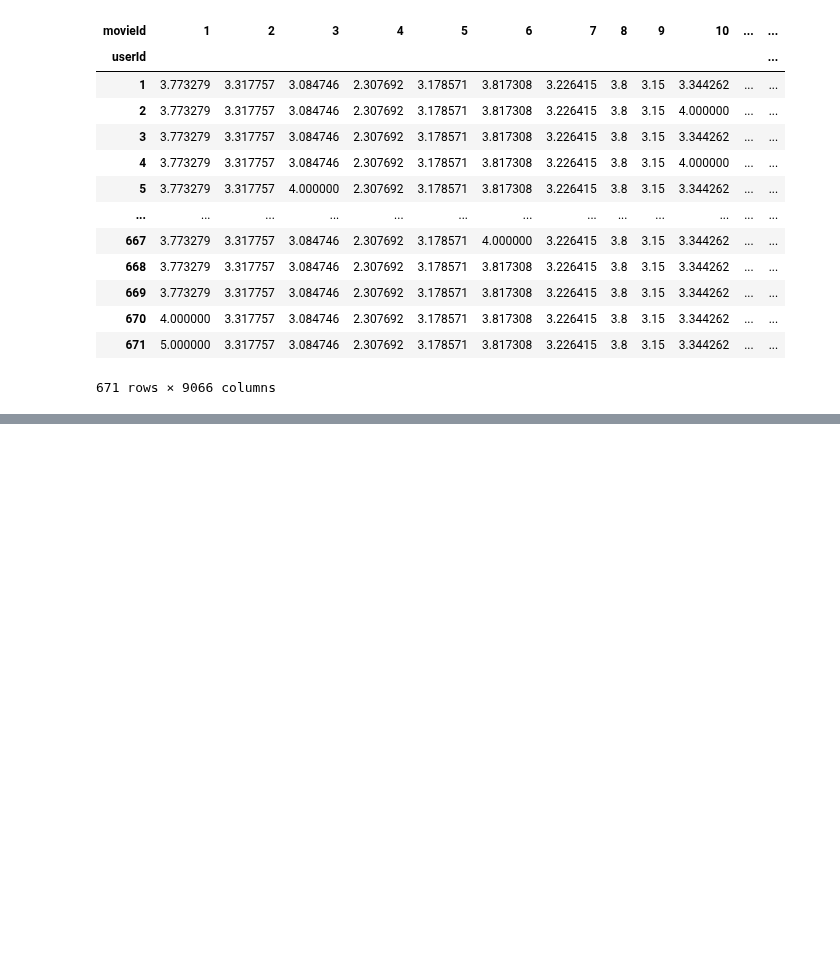
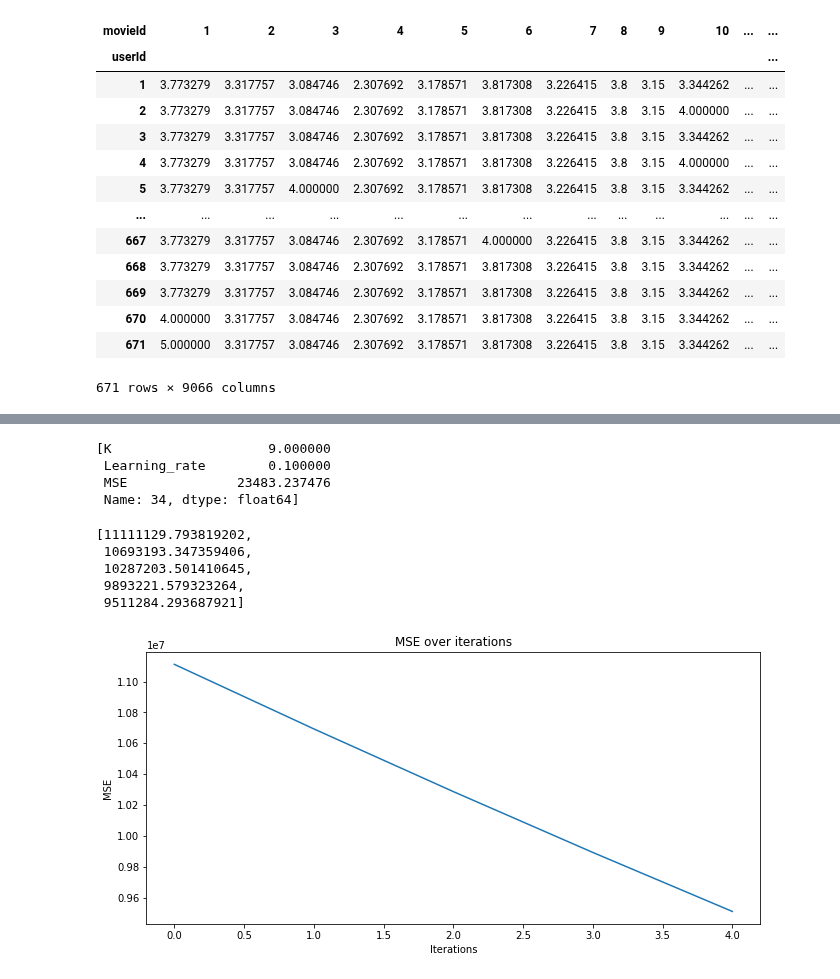
Before and after one commit to carlosgeovany/MachineLearning, a Jupyter notebook: RecommenderSystem.ipynb, the cells around one changed output, grey strips where cells are left out. Drawn from its saved outputs; the diff is of its cells as text; code cells hidden in the pictures; blank space fills up the shorter version.

```diff
--- a/RecommenderSystem.ipynb
+++ b/RecommenderSystem.ipynb
@@ -227,0 +292,15 @@ ratings
+# %%
+best = []
+b = float(10e5)
+for df in mse_s:
+    mini = df.loc[df.MSE.idxmin()]
+    if (mini[2] < b):
+        b = mini[2]
+        best.append(mini)
+
+best
+# %% [output]
+[K                    9.000000
+ Learning_rate        0.100000
+ MSE              23483.237476
+ Name: 34, dtype: float64]
@@ -228,8 +309,26 @@ ratings
 # %%
 ## Best matrix with best k
-rec = matrix_factorization(ratings,46)
+rec = matrix_factorization(ratings,K=9)
 ## Train the model
-rec.fit(1)
+rec.fit(learning_rate=0.01, iterations=)
+# %%
+rec.mse
+# %% [output]
+[11111129.793819202,
+ 10693193.347359406,
+ 10287203.501410645,
+ 9893221.579323264,
+ 9511284.293687921]
+# %%
+## Plot MSE over iterations
+plt.figure(figsize=(11, 5))
+plt.plot(rec.mse)
+plt.xlabel('Iterations')
+plt.ylabel('MSE')
+plt.title('MSE over iterations')
+plt.show()
+# %% [output]
+[figure, added]
 # %%
 ## Get the Predicted matrix
 rec.matrix
```
Also changed, not shown: parts of 18 cells of this notebook, 1 other file.
